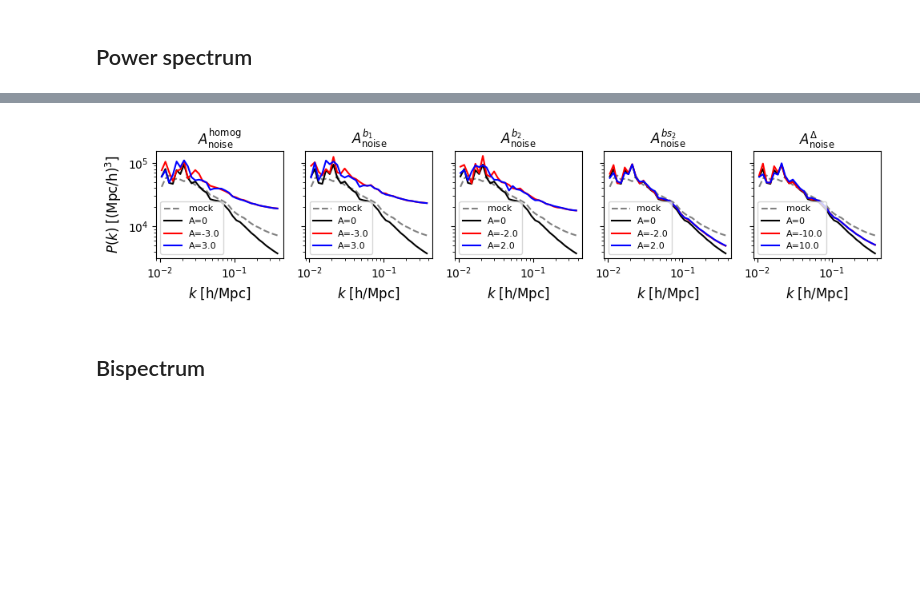
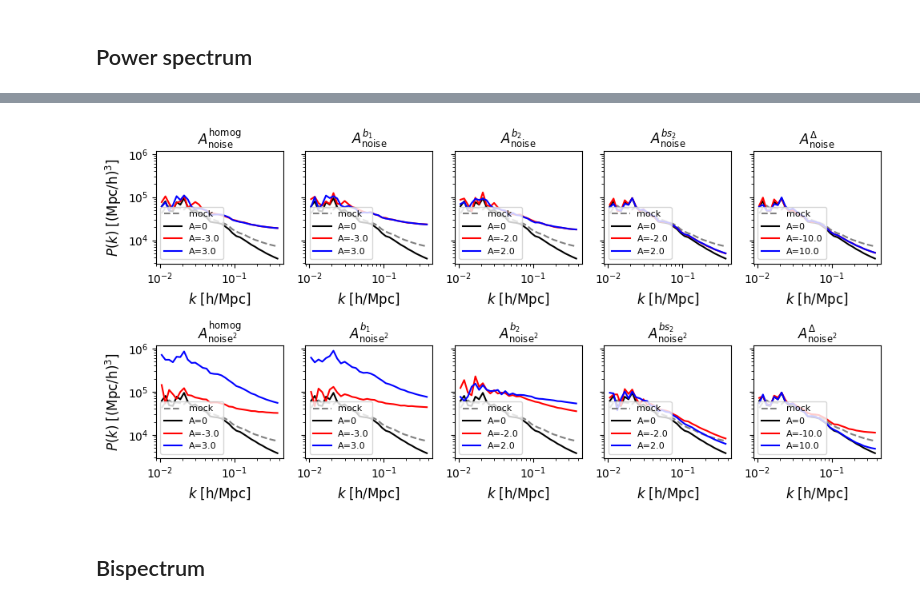
Before and after one commit to kstoreyf/muchisimocks, a Jupyter notebook: notebooks/2026-02-18_check_noise_mult_model.ipynb, the cells around one changed output, grey strips where cells are left out. Cells and saved outputs as stored; diff of their text form; code cells hidden in the pictures; blank space fills up the shorter version.

```diff
--- a/notebooks/2026-02-18_check_noise_mult_model.ipynb
+++ b/notebooks/2026-02-18_check_noise_mult_model.ipynb
@@ -292,24 +452,24 @@ Masked 153 out of 203 bins
 # %%
 ## Vary A_noise and A2_noise parameters - Compute
 
-# Set parameter ranges for each of the 10 parameters individually
-# First 5 are for A_noise[0] through A_noise[4], last 5 are for A2_noise[0] through A2_noise[4]
-# Format: [[min, max], [min, max], ...] for each parameter
+# First 5 ranges: linear noise weights; last 5: squared-noise weights (same indexing per bias field)
 param_ranges_A = [
     [-3.0, 3.0],   # A_noise[0]
     [-3.0, 3.0],   # A_noise[1]
     [-2.0, 2.0],   # A_noise[2]
     [-2.0, 2.0],   # A_noise[3]
     [-10.0, 10.0],  # A_noise[4]
+    [-3.0, 3.0],   # A2_noise[0]
+    [-3.0, 3.0],   # A2_noise[1]
+    [-2.0, 2.0],   # A2_noise[2]
+    [-2.0, 2.0],   # A2_noise[3]
+    [-10.0, 10.0],  # A2_noise[4]
 ]
 
 n_Abins = 2
 
-# Create evenly spaced parameter values for the parameters
 A_noise_vals = [np.linspace(param_ranges_A[i][0], param_ranges_A[i][1], n_Abins) for i in range(len(param_ranges_A))]
 
-# Set fixed values for other parameters (using midpoint of their ranges by default)
-# Can override these with explicit values if desired
-A_noise_fixed = [0, 0, 0, 0, 0]
+A_noise_fixed = [0, 0, 0, 0, 0, 0, 0, 0, 0, 0]
 n_noiseparams = len(A_noise_fixed)
 # %%
@@ -353,25 +523,21 @@ bacco.power : done Fourier loop in 0.000147 secs
 bacco.power : Deallocating arrays
 # %%
-# Compute pk, pgm, and bk for each parameter combination
+# Compute pk and pgm for each parameter combination (10 panels: 5 linear + 5 squared-noise weights)
 pk_results_arr = []
 pgm_results_arr = []
-bk_results_arr = []
 
 n_grid_orig = 512
 for i in range(n_noiseparams):
     pk_results_subarr = []
     pgm_results_subarr = []
     for j in range(n_Abins):
-        # Create parameter arrays (varying first element, others fixed)
-        As_noise = A_noise_fixed.copy()
+        As_noise = list(A_noise_fixed)
         As_noise[i] = A_noise_vals[i][j]
 
-        # Create tracer field (following cell 95 style)
-        tracer_field_noise = np.sum([As_noise[ii] * noise_field_unit * bias_terms_eul[ii]
-                                        for ii in range(len(As_noise))], axis=0) / n_grid_orig**3
-        tracer_field = tracer_field_noiseless + tracer_field_noise
+        tracer_field = get_tracer_field(
+            bias_terms_eul, bias_vector, n_grid_orig,
+            noise_field=noise_field_unit, A_noise=As_noise)
 
-        # Compute pk
         pk_obj = cs.compute_pk(tracer_field, cosmo, box_size, n_threads=1, fn_stat=None)
         pk_results_subarr.append({
             'As_noise': As_noise,
@@ -460,31 +619,27 @@ Computing pgm, using n_grid =  128
 # %%
-# Create grid plots: 2 rows x 5 columns
-fig, axes = plt.subplots(1, 5, figsize=(10, 2.5), sharey=True)
-axes = axes.flatten()
+# Row 0: linear noise weights; row 1: squared noise field (same per-field indexing)
+fig, axes = plt.subplots(2, 5, figsize=(10, 5), sharey=True)
 
-# Plot pk for different k-bins (top row)
 for i in range(n_noiseparams):
-    ax = axes[i]
-    # Plot with colorbar showing P(k) value
+    row, col = divmod(i, 5)
+    ax = axes[row, col]
     ax.plot(k_mock[0], y_mock[0], color='grey', ls='--', label='mock')
     ax.plot(pk_obj_noiseless['k'], pk_obj_noiseless['pk'], color='k', label=f'A=0')
     ax.plot(pk_results_arr[i][0]['k'], pk_results_arr[i][0]['pk'], c='r', label=f"A={A_noise_vals[i][0]}")
     ax.plot(pk_results_arr[i][1]['k'], pk_results_arr[i][1]['pk'], c='b', label=f"A={A_noise_vals[i][1]}")
 
     ax.set_xlabel(r'$k$ [h/Mpc]', fontsize=12)
-
     ax.set_title(f'{A_param_labels[i]}', fontsize=12)
     ax.set_xscale('log')
     ax.set_yscale('log')
-    #cbar = plt.colorbar(ax)
-
     ax.legend(fontsize=8, loc='lower left')
 
-axes[0].set_ylabel(r'$P(k)$ [(Mpc/h)$^3$]', fontsize=12)
+for row in range(2):
+    axes[row, 0].set_ylabel(r'$P(k)$ [(Mpc/h)$^3$]', fontsize=12)
 plt.tight_layout()
 plt.show()
 # %% [output]
-[figure, old version]
+[figure, new version]
 # %% [markdown]
 ## Bispectrum
 # %%
```
Also changed, not shown: parts of 11 cells of this notebook, 8 other files.
